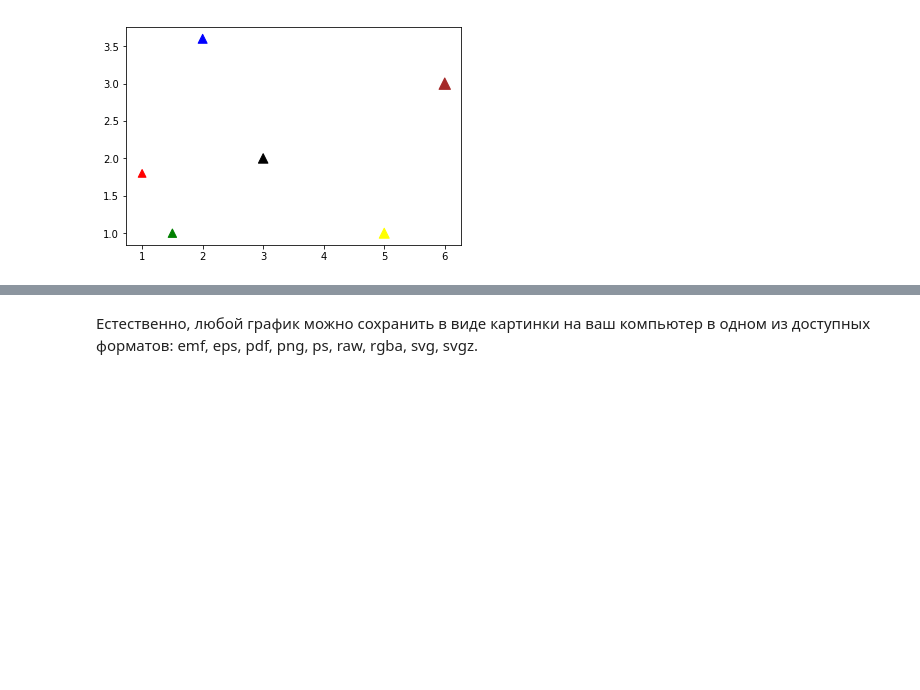
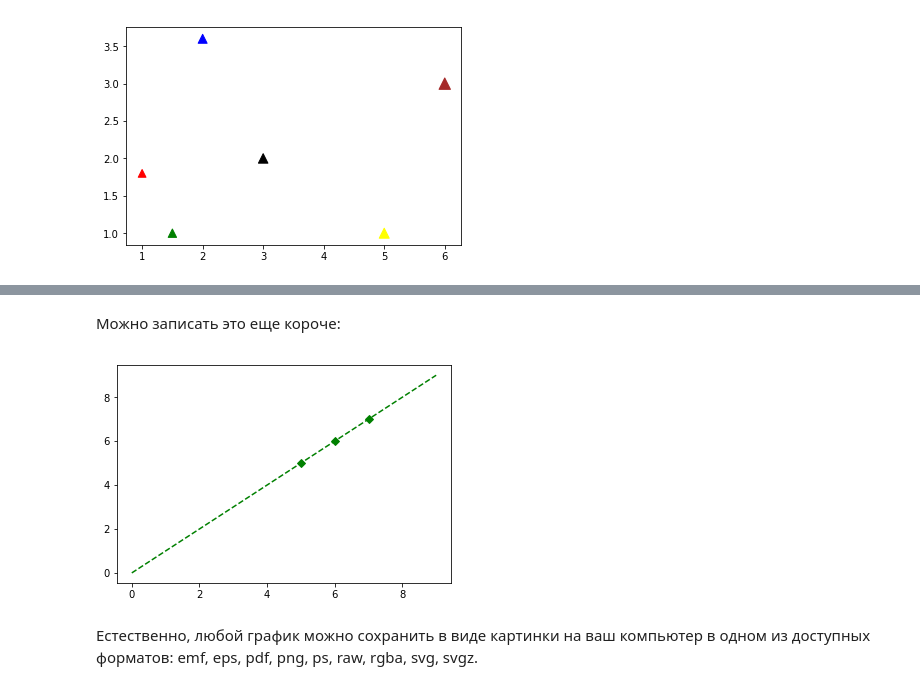
Before and after one commit to ancatmara/learnpython2017, a Jupyter notebook: Семинары/13 Семинар - Matplotlib.ipynb, the cells around one changed output, grey strips where cells are left out. Drawn from its saved outputs; the diff is of its cells as text; code cells hidden in the pictures; blank space fills up the shorter version.

```diff
--- a/Семинары/13 Семинар - Matplotlib.ipynb
+++ b/Семинары/13 Семинар - Matplotlib.ipynb
@@ -74,3 +130,10 @@ plt.show()
+# %% [markdown]
+Можно записать это еще короче:
+# %%
+plt.plot(range(10), '--gD', markevery=[5, 6,7])
+plt.show()
+# %% [output]
+[figure, added]
 # %% [markdown]
 Естественно, любой график можно сохранить в виде картинки на ваш компьютер в одном из доступных форматов: emf, eps, pdf, png, ps, raw, rgba, svg, svgz.
 # %%
```
Also changed, not shown: parts of 14 cells of this notebook, 3 other files.
